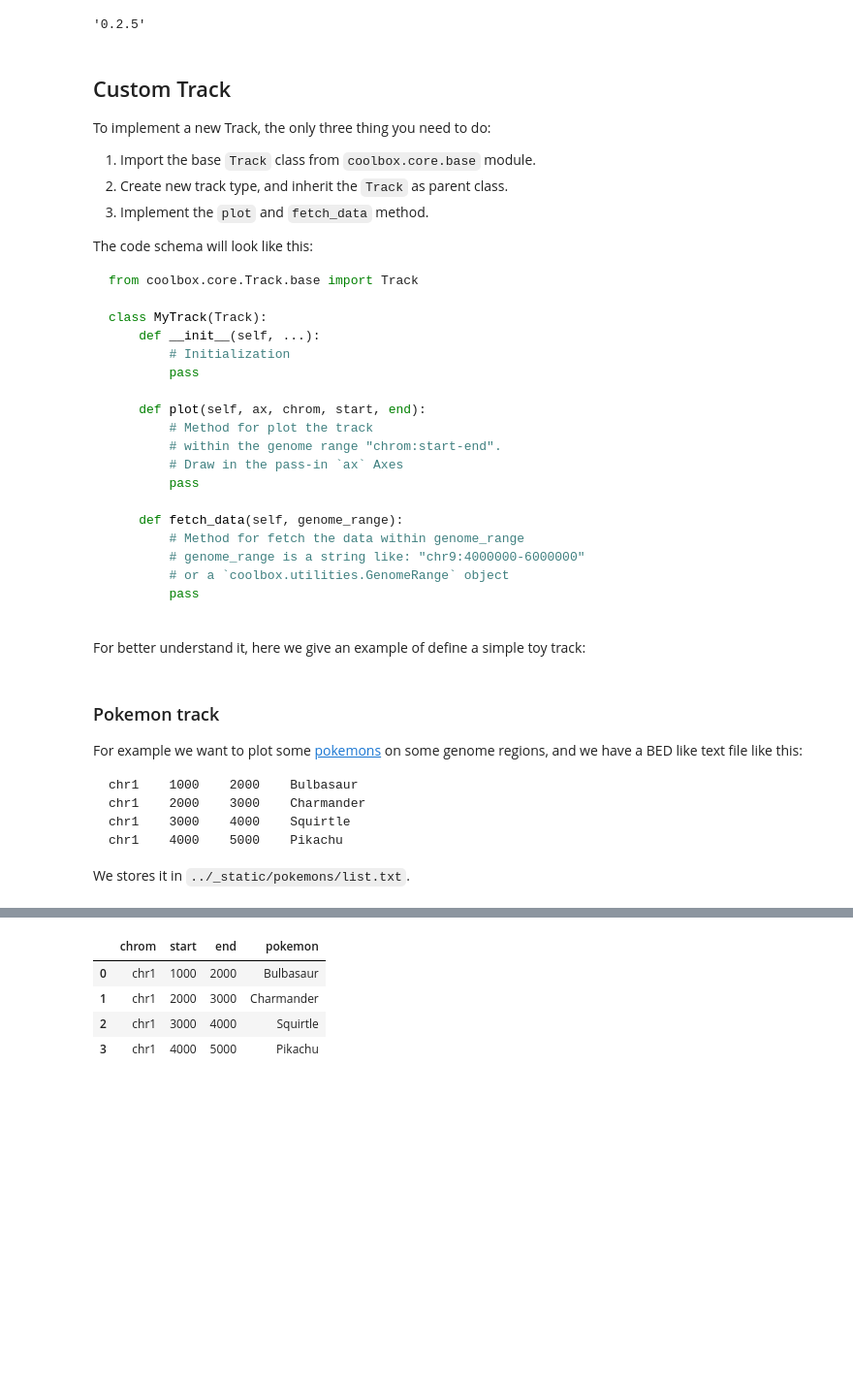
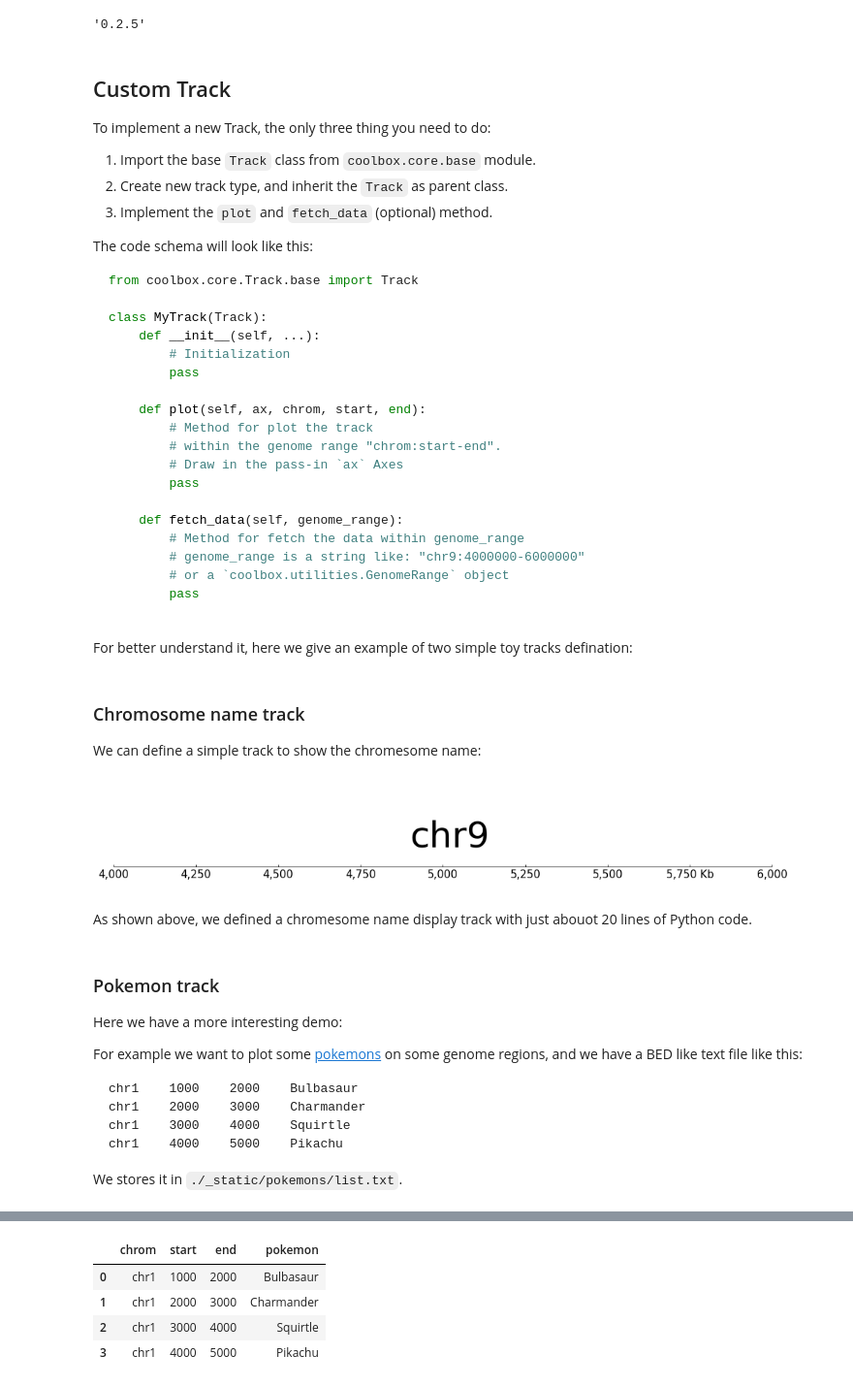
Before and after one commit to GangCaoLab/CoolBox, a Jupyter notebook: docs/custom_elements.ipynb, the cells around one changed output, grey strips where cells are left out. Shown at 97% size. Cells and saved outputs as stored; diff of their text form; code cells hidden in the pictures; blank space fills up the shorter version.

````diff
--- a/docs/custom_elements.ipynb
+++ b/docs/custom_elements.ipynb
@@ -31,7 +31,7 @@ To implement a new Track, the only three thing you need to do:
 
 1. Import the base `Track` class from `coolbox.core.base` module.
 2. Create new track type, and inherit the `Track` as parent class.
-3. Implement the `plot` and `fetch_data` method.
+3. Implement the `plot` and `fetch_data` (optional) method.
 
 The code schema will look like this:
 
@@ -57,9 +57,41 @@ class MyTrack(Track):
 
 ```
 
-For better understand it, here we give an example of define a simple toy track:
+For better understand it, here we give an example of two simple toy tracks defination:
+# %% [markdown]
+### Chromosome name track
+
+We can define a simple track to show the chromesome name:
+# %%
+from coolbox.core.track.base import Track
+from coolbox.utilities import to_gr
+import matplotlib.pyplot as plt
+
+class ChromName(Track):
+    def __init__(self, fontsize=50, offset=0.45):
+        super().__init__({
+            "fontsize": fontsize,
+            "offset": offset,
+        })  # init Track class
+
+    def fetch_data(self, genome_range):
+        return to_gr(genome_range).chrom  # return chromosome name
+
+    def plot(self, ax, chrom, start, end):
+        x = start + self.properties['offset'] * (end - start)
+        ax.text(x, 0, chrom, fontsize=self.properties['fontsize'])
+        ax.set_xlim(start, end)
+# %%
+frame = ChromName() + XAxis()
+frame.plot("chr9:4000000-6000000")
+# %% [output]
+[figure, added]
+# %% [markdown]
+As shown above, we defined a chromesome name display track with just abouot 20 lines of Python code.
 # %% [markdown]
 ### Pokemon track
+
+Here we have a more interesting demo:
 
 For example we want to plot some [pokemons](https://en.wikipedia.org/wiki/Pok%C3%A9mon)
 on some genome regions, and
@@ -72,5 +104,5 @@ chr1	3000	4000	Squirtle
 chr1	4000	5000	Pikachu
 ```
 
-We stores it in `../_static/pokemons/list.txt`.
+We stores it in `./_static/pokemons/list.txt`.
 # %%
````
Also changed, not shown: parts of 20 cells of this notebook, 33 other files.
